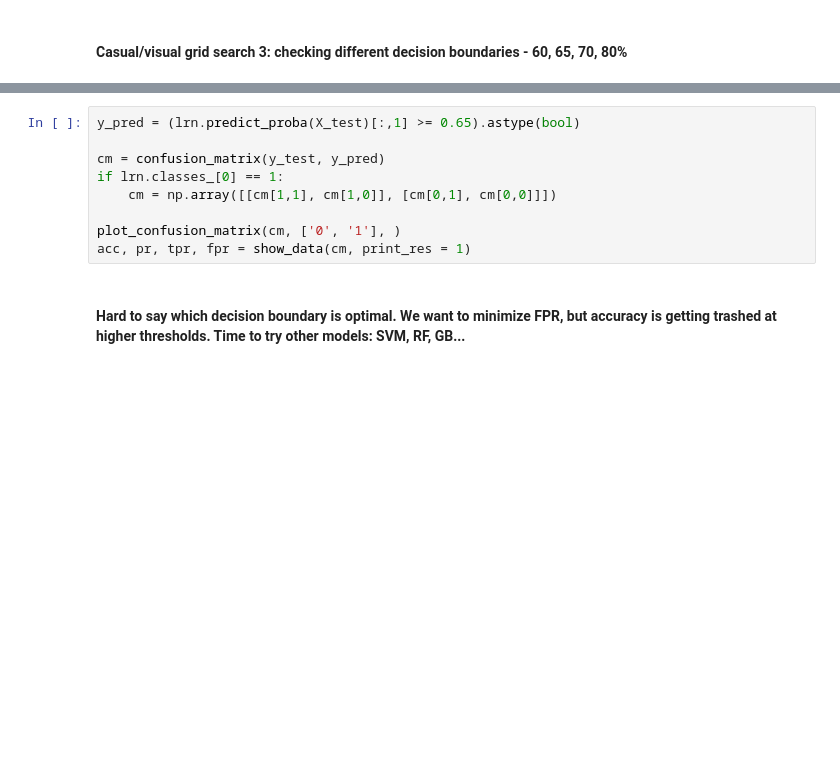
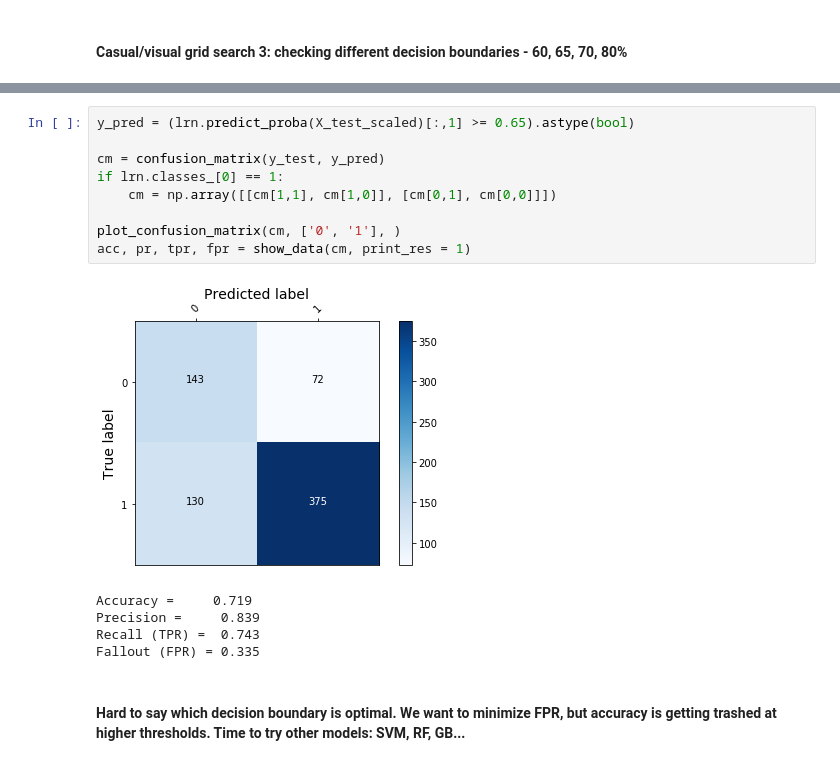
Before and after one commit to ryanlrappa/film-profit-prediction, a Jupyter notebook: jupyter_notebooks/6_modeling.ipynb, the cells around one changed output, grey strips where cells are left out. Saved outputs shown, nothing was run; the diff lists cells and outputs as text; blank space fills up the shorter version.

```diff
--- a/jupyter_notebooks/6_modeling.ipynb
+++ b/jupyter_notebooks/6_modeling.ipynb
@@ -286,12 +326,18 @@ acc, pr, tpr, fpr = show_data(cm, print_res = 1)
 # %%
-y_pred = (lrn.predict_proba(X_test)[:,1] >= 0.65).astype(bool)
+y_pred = (lrn.predict_proba(X_test_scaled)[:,1] >= 0.65).astype(bool)
 
 cm = confusion_matrix(y_test, y_pred)
 if lrn.classes_[0] == 1:
     cm = np.array([[cm[1,1], cm[1,0]], [cm[0,1], cm[0,0]]])
 
 plot_confusion_matrix(cm, ['0', '1'], )
 acc, pr, tpr, fpr = show_data(cm, print_res = 1)
+# %% [output]
+[figure, added]
+Accuracy =     0.719
+Precision =     0.839
+Recall (TPR) =  0.743
+Fallout (FPR) = 0.335
 # %% [markdown]
 #### **Hard to say which decision boundary is optimal. We want to minimize FPR, but accuracy is getting trashed at higher thresholds. Time to try other models: SVM, RF, GB...**
 # %% [markdown]
```
Also changed, not shown: parts of 22 cells of this notebook.
